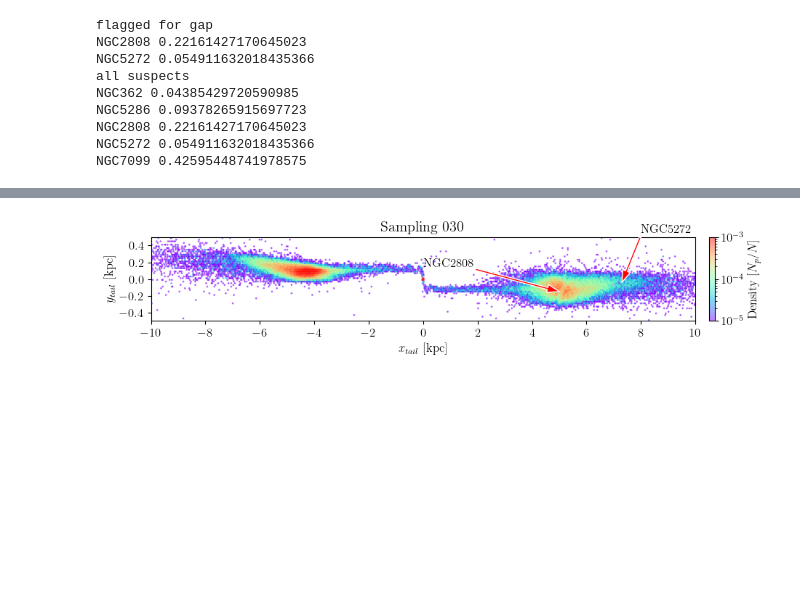
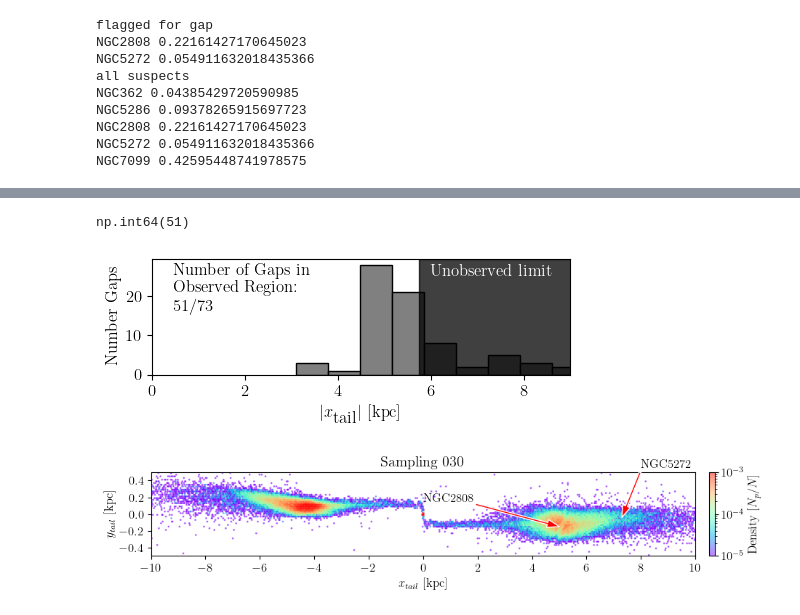
Before and after one commit to salvatore-ferrone/stream_analysis, a Jupyter notebook: figures/gallery_of_gaps.ipynb, the cells around one changed output, grey strips where cells are left out. Drawn from its saved outputs; the diff is of its cells as text; code cells hidden in the pictures; blank space fills up the shorter version.

Commit message:
looked at limit of observed gaps

```diff
--- a/figures/gallery_of_gaps.ipynb
+++ b/figures/gallery_of_gaps.ipynb
@@ -289,3 +301,31 @@ notes = {
+# %%
+distance_from_center = []
+for key in notes.keys():
+    for impact in notes[key]:
+        distance_from_center.append(impact['xy'][0])
+# %%
+threshold = 5.75
+number_of_gaps_in_observed_porition=np.sum(np.abs(distance_from_center) < threshold)
+number_of_gaps_in_observed_porition
+# %% [output]
+np.int64(51)
+# %%
+counts, bins = np.histogram(np.abs(distance_from_center),bins=20)
+nbins = int(np.ceil(np.sqrt(len(distance_from_center))))
+centers = (bins[:-1] + bins[1:]) / 2
+xlims = [0,np.max(nbins)]
+fig,axis=plt.subplots(1,1,figsize=(5,2))
+axis.hist(np.abs(distance_from_center),bins=nbins,edgecolor='k',color='gray');
+axis.set_xlabel(r"$|x_{\textrm{tail}}|$ [kpc]")
+axis.set_ylabel("Number Gaps")
+axis.axvspan(threshold, max(bins), color='k', alpha=0.75)
+axis.set_xlim(xlims)
+axis.text(0.05,0.55,"Number of Gaps in\n Observed Region: \n {:d}/{:d}".format(number_of_gaps_in_observed_porition,len(distance_from_center)),transform=axis.transAxes,ha='left')
+axis.text(0.665,0.85,"Unobserved limit".format(threshold),transform=axis.transAxes,ha='left',color='white',fontsize=12,)
+fig.tight_layout()
+fig.savefig("../paper/GapWithinSight.png",dpi=300)
+# %% [output]
+[figure, added]
 # %%
 outdir = "../paper/"
 filename = "gallery_of_gaps_"+montecarlokey+".png"
```
Also changed, not shown: parts of 2 cells of this notebook, 1 other file.
